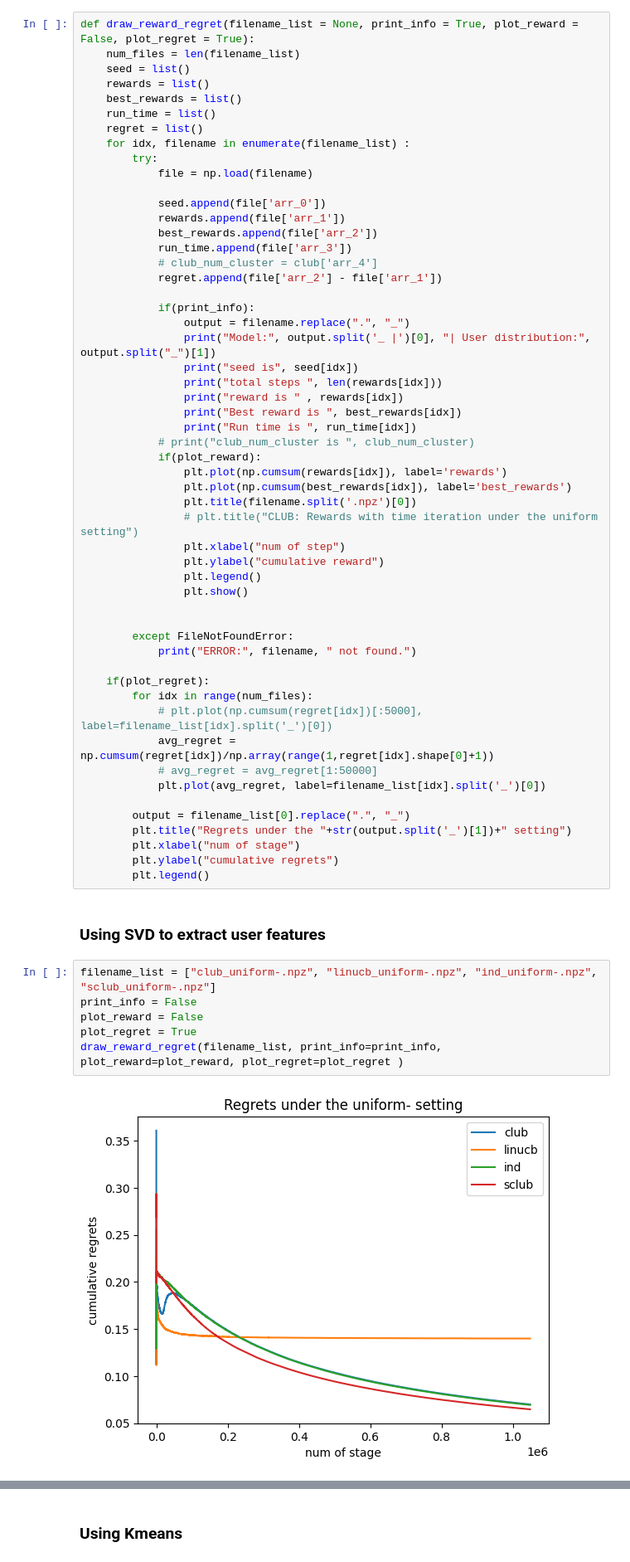
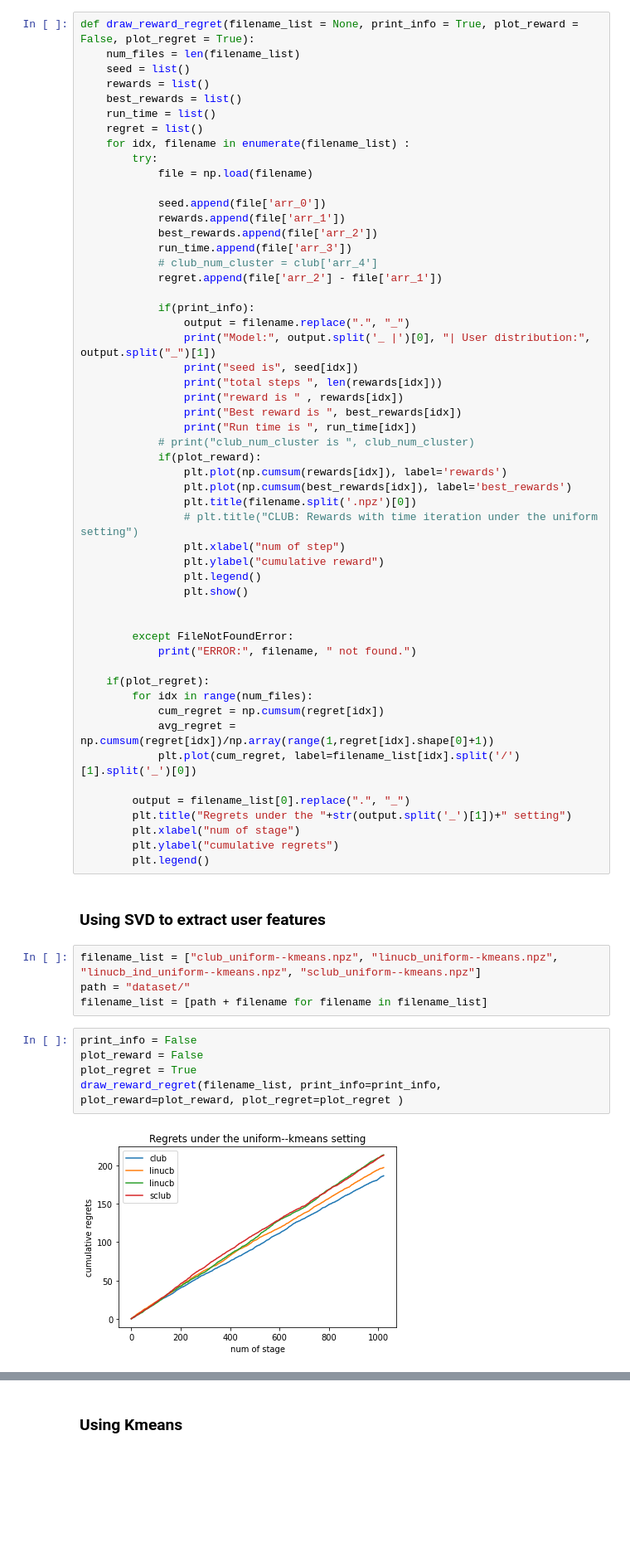
Before and after one commit to MjolnirT/OnlineClusteringOfBandits, a Jupyter notebook: main_ijcai19.ipynb, the cells around one changed output, grey strips where cells are left out. Shown at 83% size. Cells and saved outputs as stored; diff of their text form; blank space fills up the shorter version.

```diff
--- a/main_ijcai19.ipynb
+++ b/main_ijcai19.ipynb
@@ -48,10 +48,9 @@ def draw_reward_regret(filename_list = None, print_info = True, plot_reward = Fa
 
     if(plot_regret):
         for idx in range(num_files):
-            # plt.plot(np.cumsum(regret[idx])[:5000], label=filename_list[idx].split('_')[0])
+            cum_regret = np.cumsum(regret[idx])
             avg_regret = np.cumsum(regret[idx])/np.array(range(1,regret[idx].shape[0]+1))
-            # avg_regret = avg_regret[1:50000]
-            plt.plot(avg_regret, label=filename_list[idx].split('_')[0])
+            plt.plot(cum_regret, label=filename_list[idx].split('/')[1].split('_')[0])
 
         output = filename_list[0].replace(".", "_")
         plt.title("Regrets under the "+str(output.split('_')[1])+" setting")
@@ -60,11 +59,14 @@ def draw_reward_regret(filename_list = None, print_info = True, plot_reward = Fa
         plt.legend()
 # %% [markdown]
 ### Using SVD to extract user features
+# %%
+filename_list = ["club_uniform--kmeans.npz", "linucb_uniform--kmeans.npz", "linucb_ind_uniform--kmeans.npz", "sclub_uniform--kmeans.npz"]
+path = "dataset/"
+filename_list = [path + filename for filename in filename_list]
 # %%
-filename_list = ["club_uniform-.npz", "linucb_uniform-.npz", "ind_uniform-.npz", "sclub_uniform-.npz"]
 print_info = False
 plot_reward = False
 plot_regret = True
 draw_reward_regret(filename_list, print_info=print_info, plot_reward=plot_reward, plot_regret=plot_regret )
 # %% [output]
-[figure, old version]
+[figure, new version]
```
Also changed, not shown: parts of 10 cells of this notebook, 4 other files.
